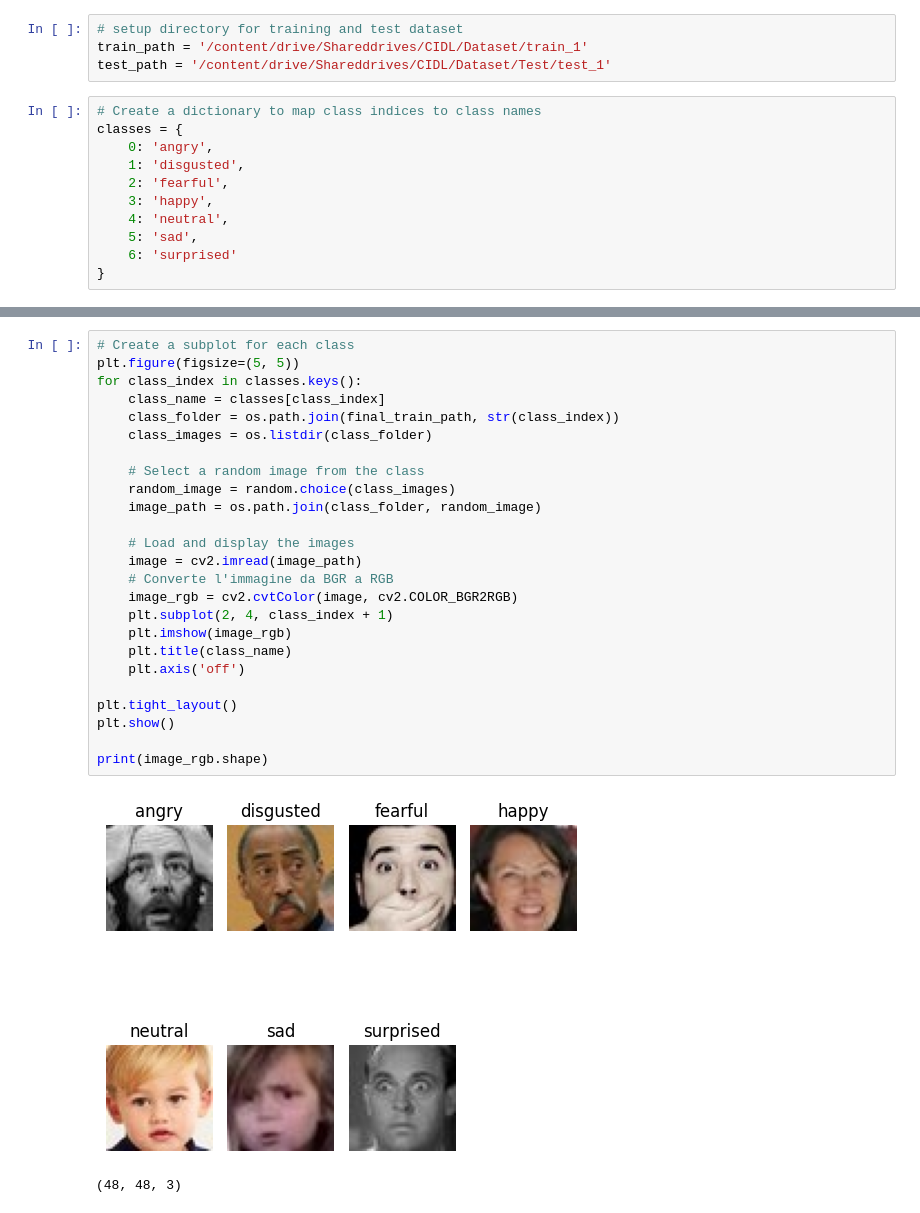
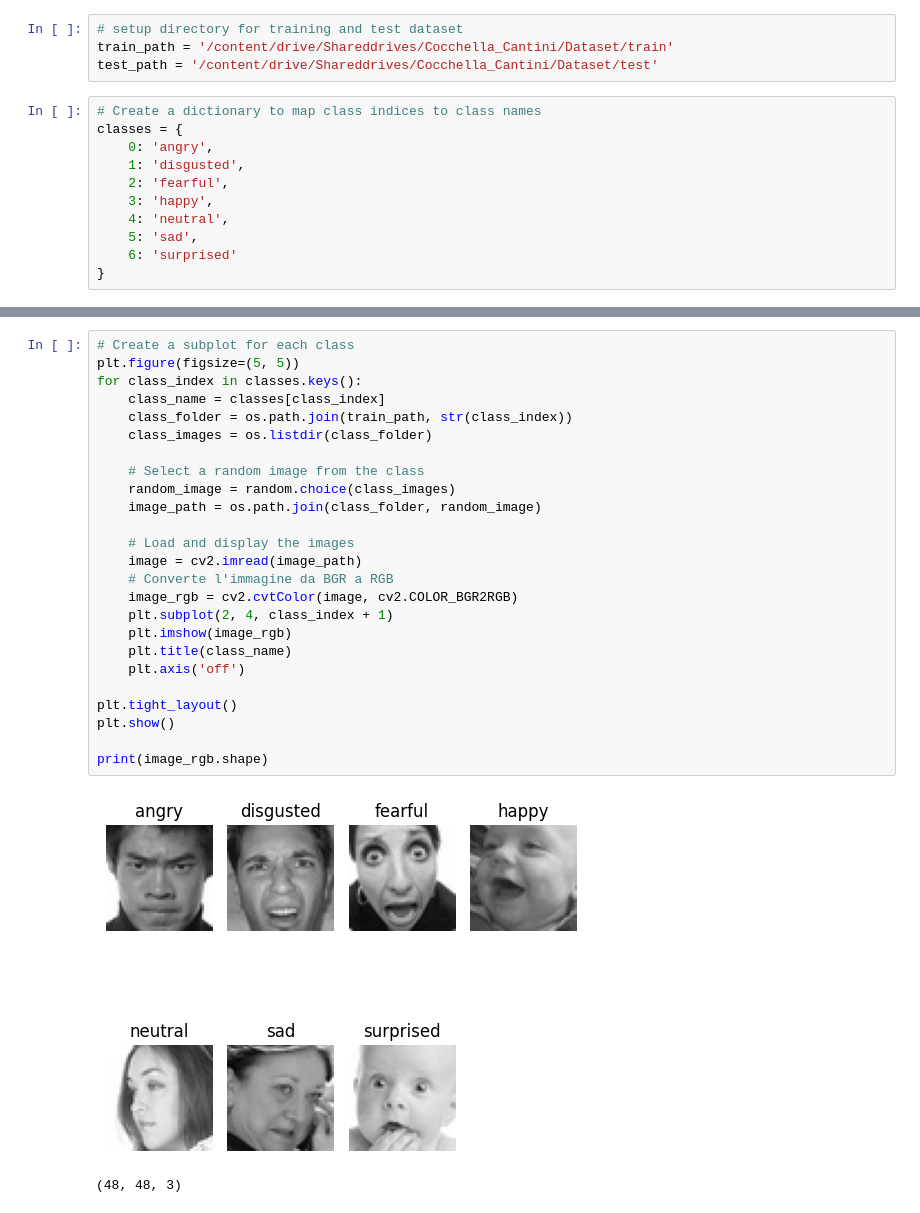
Before and after one commit to LudovicaCi/EmotionDetection, a Jupyter notebook: Data_Visualization.ipynb, the cells around one changed output, grey strips where cells are left out. Drawn from its saved outputs; the diff is of its cells as text.

Commit message:
Added Colab notebook for Dataset Visualization

```diff
--- a/Data_Visualization.ipynb
+++ b/Data_Visualization.ipynb
@@ -26,8 +25,8 @@ drive.mount('/content/drive', force_remount=True)
 Mounted at /content/drive
 # %%
 # setup directory for training and test dataset
-train_path = '/content/drive/Shareddrives/CIDL/Dataset/train_1'
-test_path = '/content/drive/Shareddrives/CIDL/Dataset/Test/test_1'
+train_path = '/content/drive/Shareddrives/Cocchella_Cantini/Dataset/train'
+test_path = '/content/drive/Shareddrives/Cocchella_Cantini/Dataset/test'
 # %%
 # Create a dictionary to map class indices to class names
 classes = {
@@ -107,28 +107,28 @@ plt.show()
 # %%
 # Create a subplot for each class
 plt.figure(figsize=(5, 5))
 for class_index in classes.keys():
     class_name = classes[class_index]
-    class_folder = os.path.join(final_train_path, str(class_index))
+    class_folder = os.path.join(train_path, str(class_index))
     class_images = os.listdir(class_folder)
 
     # Select a random image from the class
     random_image = random.choice(class_images)
     image_path = os.path.join(class_folder, random_image)
 
     # Load and display the images
     image = cv2.imread(image_path)
     # Converte l'immagine da BGR a RGB
     image_rgb = cv2.cvtColor(image, cv2.COLOR_BGR2RGB)
     plt.subplot(2, 4, class_index + 1)
     plt.imshow(image_rgb)
     plt.title(class_name)
     plt.axis('off')
 
 plt.tight_layout()
 plt.show()
 
 print(image_rgb.shape)
 # %% [output]
-[figure, old version]
+[figure, new version]
 (48, 48, 3)
```
Also changed, not shown: parts of 6 cells of this notebook.
